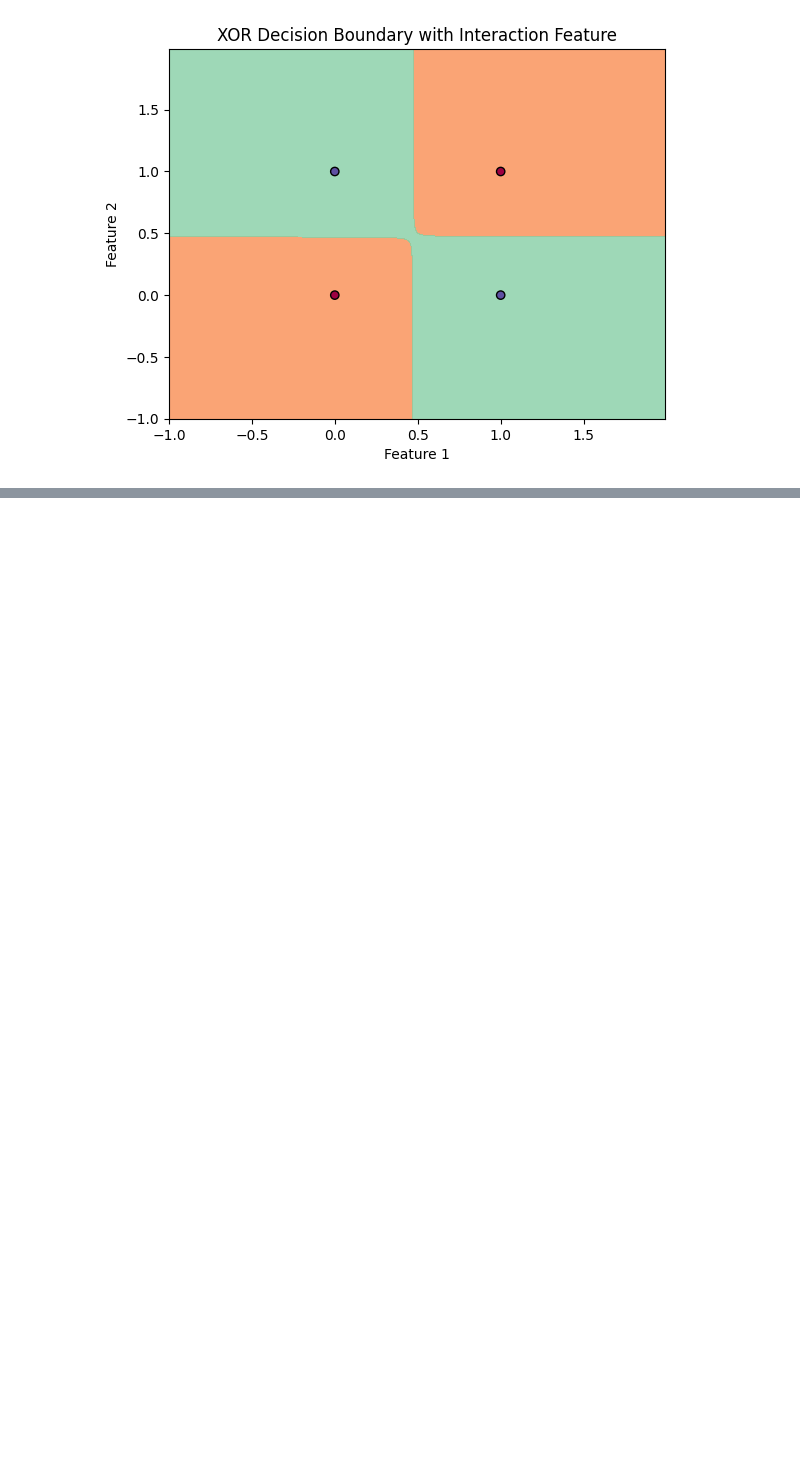
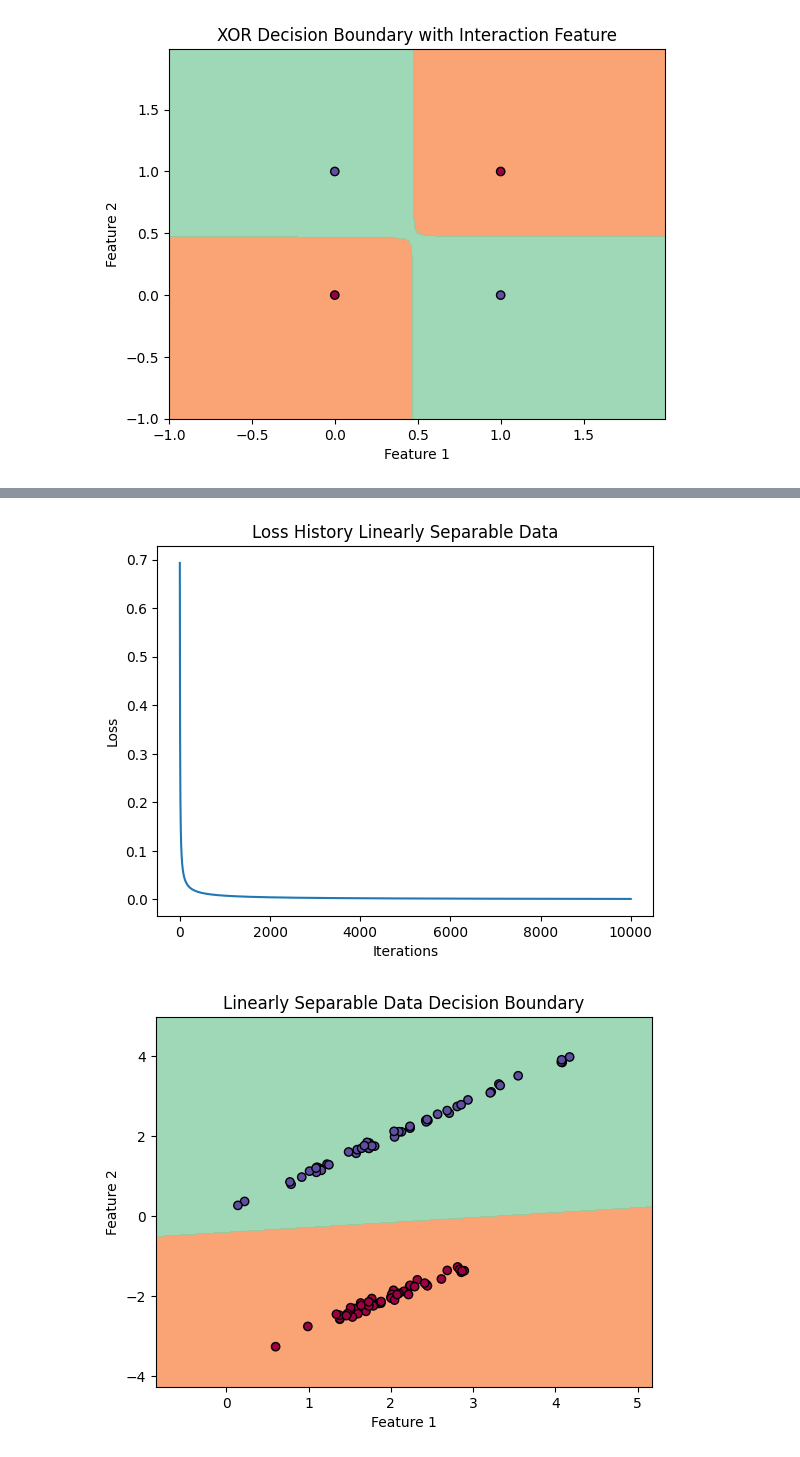
Before and after one commit to jittapat-idea/Machine-Learning-class67, a Jupyter notebook: HW05/ข้อ1/ข้อ1.ipynb, the cells around one changed output, grey strips where cells are left out. Saved outputs shown, nothing was run; the diff lists cells and outputs as text; code cells hidden in the pictures; blank space fills up the shorter version.

```diff
--- a/HW05/ข้อ1/ข้อ1.ipynb
+++ b/HW05/ข้อ1/ข้อ1.ipynb
@@ -220,0 +309,4 @@ Iteration 9000: Loss = 0.029560291060259924
+# %%
+print("Training Logistic Regression on Linearly Separable Data")
+train_and_plot(X_linear, y_linear, title="Linearly Separable Data")
+# %% [output]
@@ -220,0 +330,2 @@ Iteration 9000: Loss = 0.029560291060259924
+[figure, added]
+[figure, added]
```
Also changed, not shown: parts of 18 cells of this notebook.
